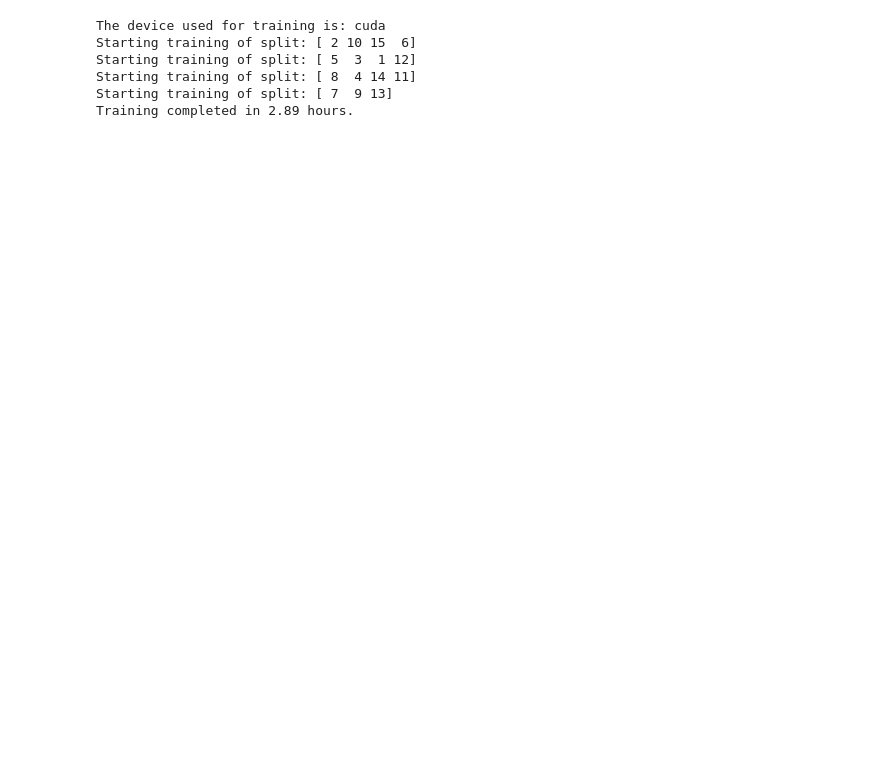
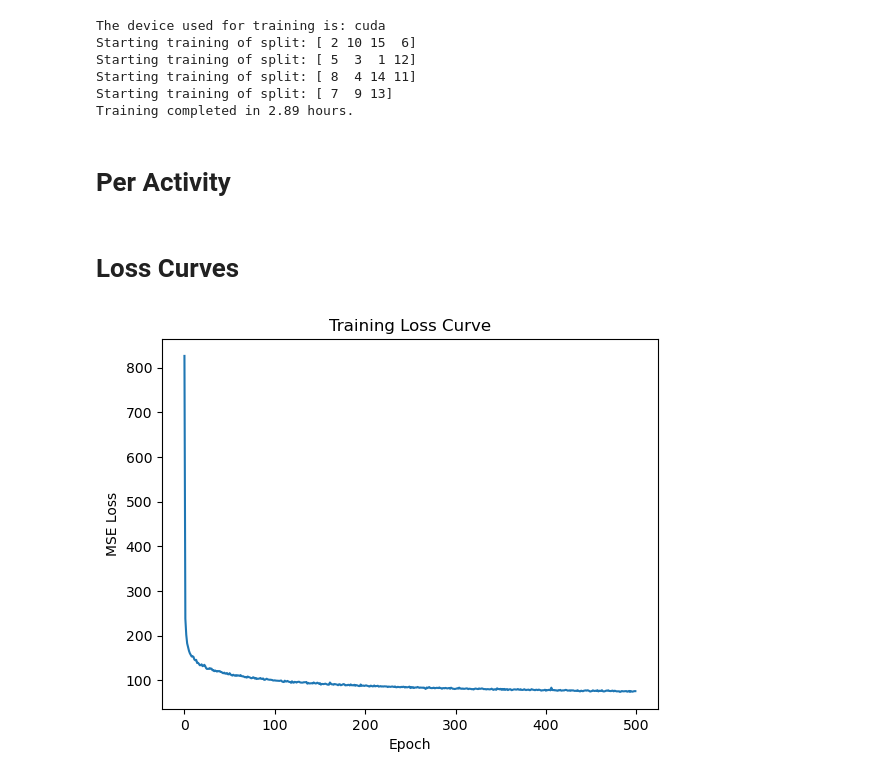
Before and after one commit to mdaudsheikh/KID-PPG, a Jupyter notebook: src/ppg_to_hr_notebook.ipynb, the cells around one changed output. Cells and saved outputs as stored; diff of their text form; code cells hidden in the pictures; blank space fills up the shorter version.

```diff
--- a/src/ppg_to_hr_notebook.ipynb
+++ b/src/ppg_to_hr_notebook.ipynb
@@ -21,3 +29,5 @@ Starting training of split: [ 5  3  1 12]
 Starting training of split: [ 8  4 14 11]
 Starting training of split: [ 7  9 13]
 Training completed in 2.89 hours.
+# %% [markdown]
+# Per Activity
@@ -23,0 +46,10 @@ Training completed in 2.89 hours.
+# %% [markdown]
+# Loss Curves
+# %%
+plt.plot(loss_dict[1]["training_loss"])
+plt.title("Training Loss Curve")
+plt.ylabel("MSE Loss")
+plt.xlabel("Epoch")
+plt.show()
+# %% [output]
+[figure, added]
```
Also changed, not shown: parts of 17 cells of this notebook, 1 other file.
